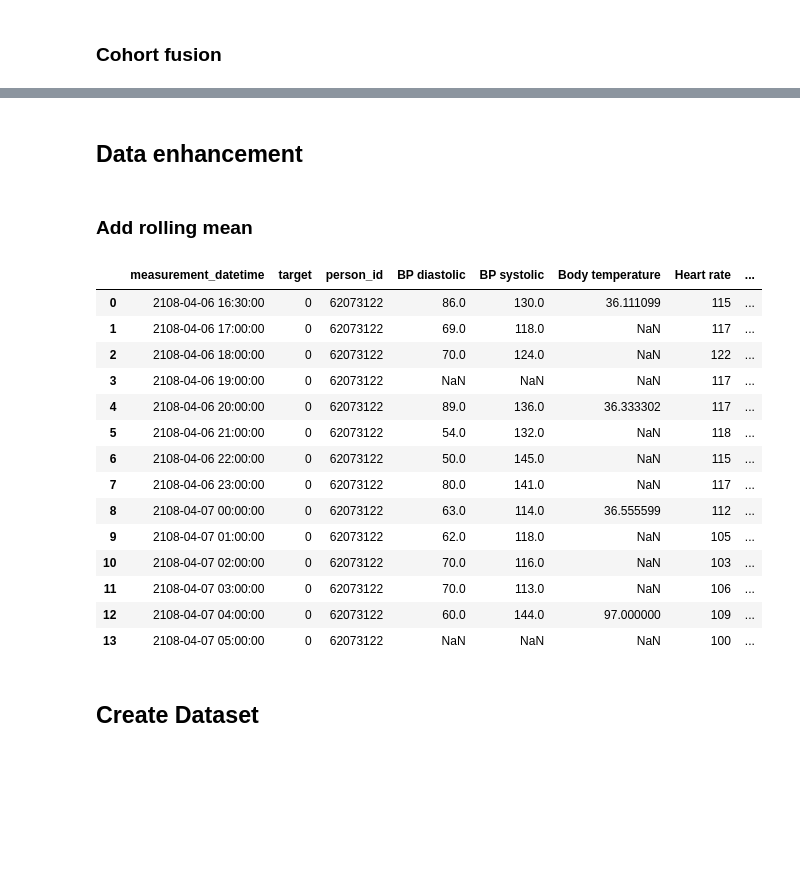
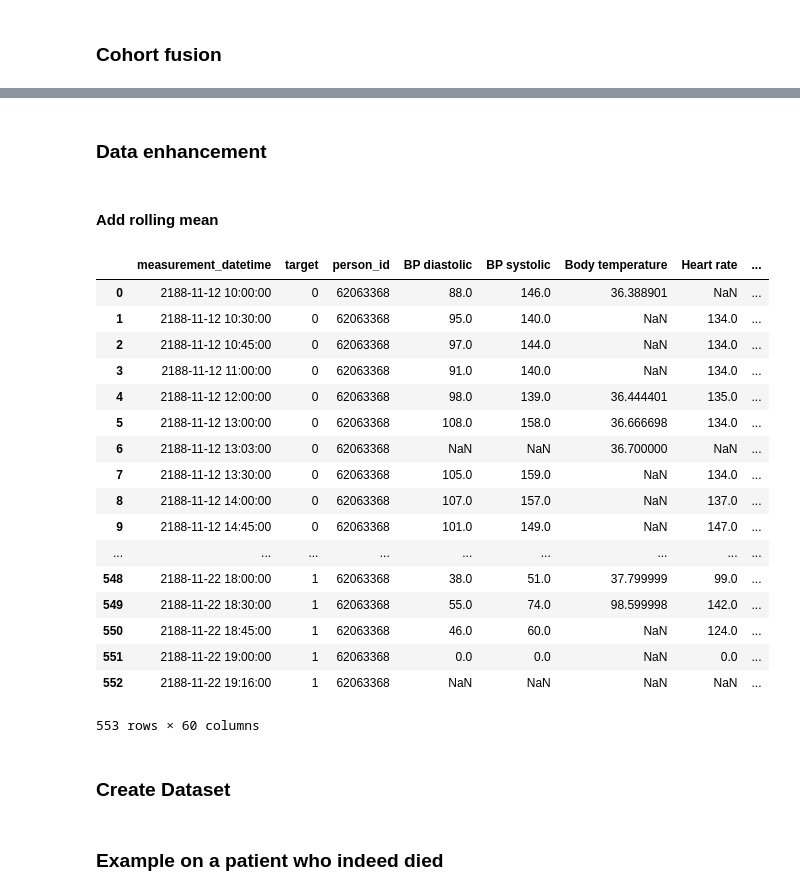
Before and after one commit to dataforgoodfr/batch4_diafoirus_fleming, a Jupyter notebook: omop_create dataset.ipynb, the cells around one changed output, grey strips where cells are left out. Drawn from its saved outputs; the diff is of its cells as text; code cells hidden in the pictures; blank space fills up the shorter version.

```diff
--- a/omop_create dataset.ipynb
+++ b/omop_create dataset.ipynb
@@ -183,0 +405,8 @@ measures[['BP diastolic','BP systolic','Body temperature','Heart rate','Mean blo
+# %%
+categorical_variables = ['Heart rate rhythm']
+
+# Convert categorical variable to 'categorical' type
+data = to_categorical(data, categorical_variables)
+# %%
+# One-hot encode categorical variables
+data = to_one_hot(data, categorical_variables)
@@ -184,9 +428,9 @@ measures[['BP diastolic','BP systolic','Body temperature','Heart rate','Mean blo
 # %% [markdown]
-## Data enhancement
+### Data enhancement
 # %% [markdown]
-### Add rolling mean
+#### Add rolling mean
 # %%
-df_rm = measures
+from datetime import timedelta
 
 def add_avg(row, df, time, column):
     filter_df = df[(df['measurement_datetime'] >= (row['measurement_datetime']-timedelta(hours=time))) & (df['measurement_datetime'] < row['measurement_datetime'])]
@@ -194,24 +438,29 @@ def add_avg(row, df, time, column):
         return filter_df[column].mean()
     except:
         return float('nan')
-
-df_rm['Respiratory rate avg h-2'] = df_rm.apply(lambda x: add_avg(x, df, 2, 'Respiratory rate'), axis=1)
-df_rm
-# %% [output]
-|  | measurement_datetime | target | person_id | BP diastolic | BP systolic | Body temperature | Heart rate | ... |
-| 0 | 2108-04-06 16:30:00 | 0 | 62073122 | 86.0 | 130.0 | 36.111099 | 115 | ... |
-| 1 | 2108-04-06 17:00:00 | 0 | 62073122 | 69.0 | 118.0 | NaN | 117 | ... |
-| 2 | 2108-04-06 18:00:00 | 0 | 62073122 | 70.0 | 124.0 | NaN | 122 | ... |
-| 3 | 2108-04-06 19:00:00 | 0 | 62073122 | NaN | NaN | NaN | 117 | ... |
-| 4 | 2108-04-06 20:00:00 | 0 | 62073122 | 89.0 | 136.0 | 36.333302 | 117 | ... |
-| 5 | 2108-04-06 21:00:00 | 0 | 62073122 | 54.0 | 132.0 | NaN | 118 | ... |
-| 6 | 2108-04-06 22:00:00 | 0 | 62073122 | 50.0 | 145.0 | NaN | 115 | ... |
-| 7 | 2108-04-06 23:00:00 | 0 | 62073122 | 80.0 | 141.0 | NaN | 117 | ... |
-| 8 | 2108-04-07 00:00:00 | 0 | 62073122 | 63.0 | 114.0 | 36.555599 | 112 | ... |
-| 9 | 2108-04-07 01:00:00 | 0 | 62073122 | 62.0 | 118.0 | NaN | 105 | ... |
-| 10 | 2108-04-07 02:00:00 | 0 | 62073122 | 70.0 | 116.0 | NaN | 103 | ... |
-| 11 | 2108-04-07 03:00:00 | 0 | 62073122 | 70.0 | 113.0 | NaN | 106 | ... |
-| 12 | 2108-04-07 04:00:00 | 0 | 62073122 | 60.0 | 144.0 | 97.000000 | 109 | ... |
-| 13 | 2108-04-07 05:00:00 | 0 | 62073122 | NaN | NaN | NaN | 100 | ... |
+# %%
+df_rm = data
+
+df_rm['Respiratory rate avg h-2'] = df_rm.apply(lambda x: add_avg(x, df_rm, 2, 'Respiratory rate'), axis=1)
+df_rm
+# %% [output]
+|  | measurement_datetime | target | person_id | BP diastolic | BP systolic | Body temperature | Heart rate | ... |
+| 0 | 2188-11-12 10:00:00 | 0 | 62063368 | 88.0 | 146.0 | 36.388901 | NaN | ... |
+| 1 | 2188-11-12 10:30:00 | 0 | 62063368 | 95.0 | 140.0 | NaN | 134.0 | ... |
+| 2 | 2188-11-12 10:45:00 | 0 | 62063368 | 97.0 | 144.0 | NaN | 134.0 | ... |
+| 3 | 2188-11-12 11:00:00 | 0 | 62063368 | 91.0 | 140.0 | NaN | 134.0 | ... |
+| 4 | 2188-11-12 12:00:00 | 0 | 62063368 | 98.0 | 139.0 | 36.444401 | 135.0 | ... |
+| 5 | 2188-11-12 13:00:00 | 0 | 62063368 | 108.0 | 158.0 | 36.666698 | 134.0 | ... |
+| 6 | 2188-11-12 13:03:00 | 0 | 62063368 | NaN | NaN | 36.700000 | NaN | ... |
+| 7 | 2188-11-12 13:30:00 | 0 | 62063368 | 105.0 | 159.0 | NaN | 134.0 | ... |
+| 8 | 2188-11-12 14:00:00 | 0 | 62063368 | 107.0 | 157.0 | NaN | 137.0 | ... |
+| 9 | 2188-11-12 14:45:00 | 0 | 62063368 | 101.0 | 149.0 | NaN | 147.0 | ... |
+| ... | ... | ... | ... | ... | ... | ... | ... | ... |
+| 548 | 2188-11-22 18:00:00 | 1 | 62063368 | 38.0 | 51.0 | 37.799999 | 99.0 | ... |
+| 549 | 2188-11-22 18:30:00 | 1 | 62063368 | 55.0 | 74.0 | 98.599998 | 142.0 | ... |
+| 550 | 2188-11-22 18:45:00 | 1 | 62063368 | 46.0 | 60.0 | NaN | 124.0 | ... |
+| 551 | 2188-11-22 19:00:00 | 1 | 62063368 | 0.0 | 0.0 | NaN | 0.0 | ... |
+| 552 | 2188-11-22 19:16:00 | 1 | 62063368 | NaN | NaN | NaN | NaN | ... |
+553 rows × 60 columns
 # %% [markdown]
-## Create Dataset
+### Create Dataset
@@ -269,0 +597,2 @@ list_patient_test = list_patient[:8]
+# %% [markdown]
+### Example on a patient who indeed died
```
Also changed, not shown: parts of 42 cells of this notebook.
